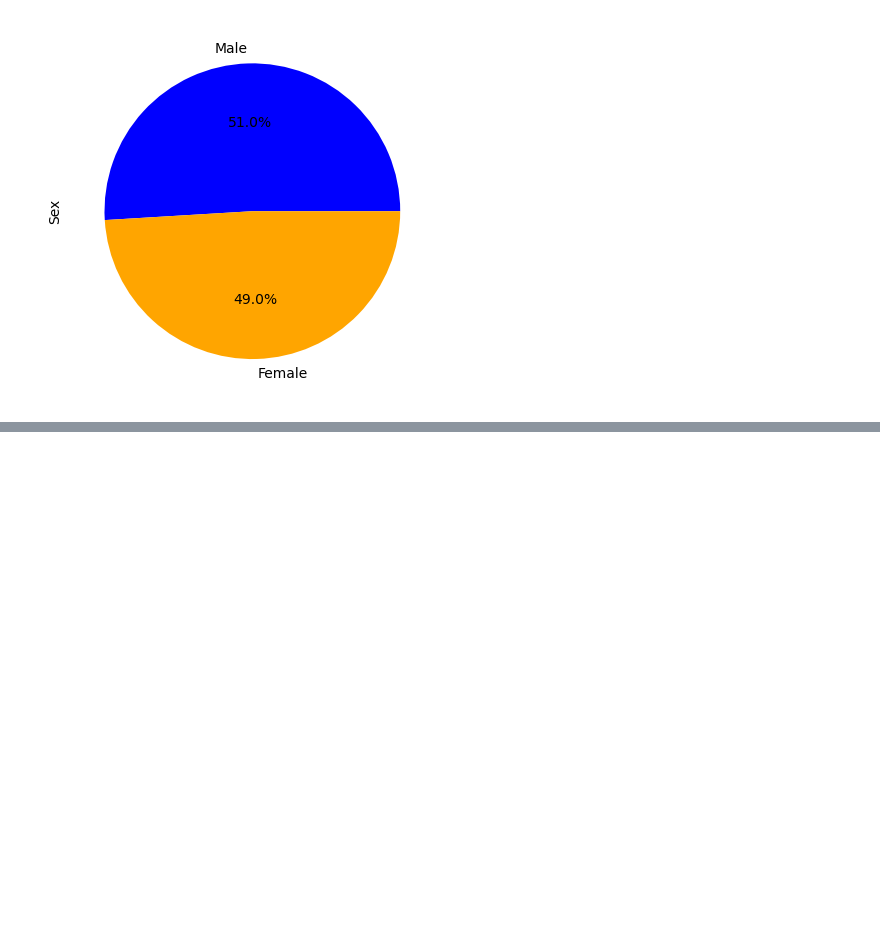
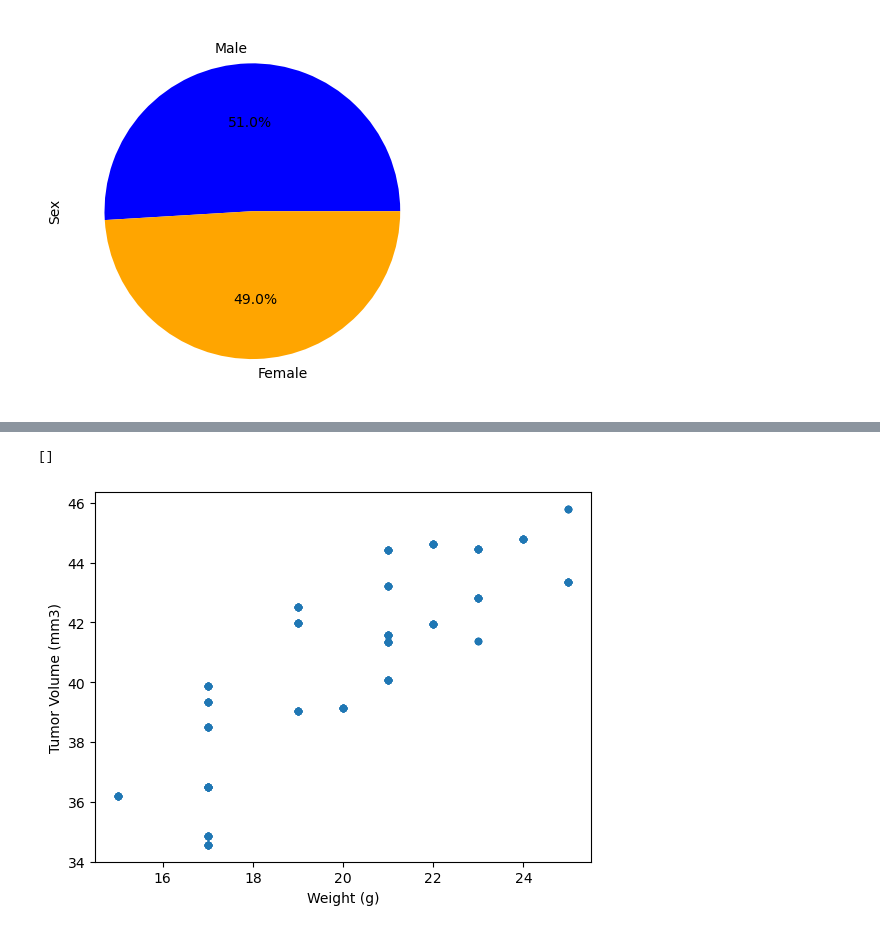
Before and after one commit to Ethan-sev/Data_Vis_Challenege, a Jupyter notebook: Pymaceuticals/MainScript.ipynb, the cells around one changed output, grey strips where cells are left out. Saved outputs shown, nothing was run; the diff lists cells and outputs as text; code cells hidden in the pictures; blank space fills up the shorter version.

```diff
--- a/Pymaceuticals/MainScript.ipynb
+++ b/Pymaceuticals/MainScript.ipynb
@@ -171,0 +243,6 @@ plt.show()
+# %%
+ax2 = Capomulin_data.plot(kind="scatter", x="Weight (g)", y="Tumor Volume (mm3)")
+plt.plot()
+# %% [output]
+[]
+[figure, added]
```
Also changed, not shown: parts of 18 cells of this notebook.
